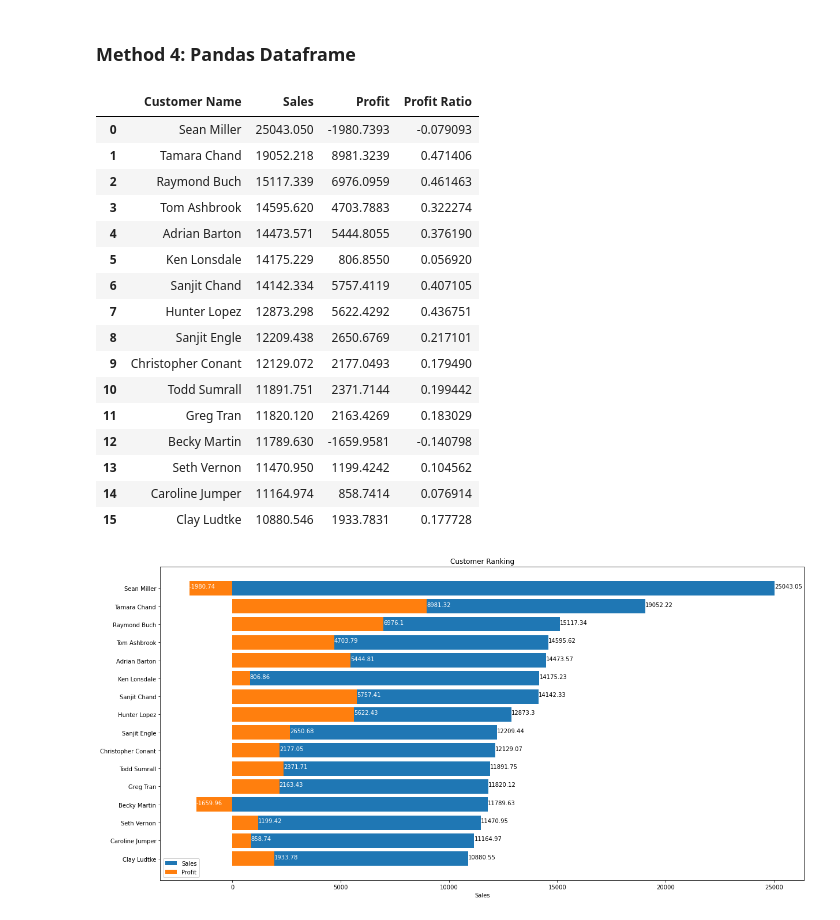
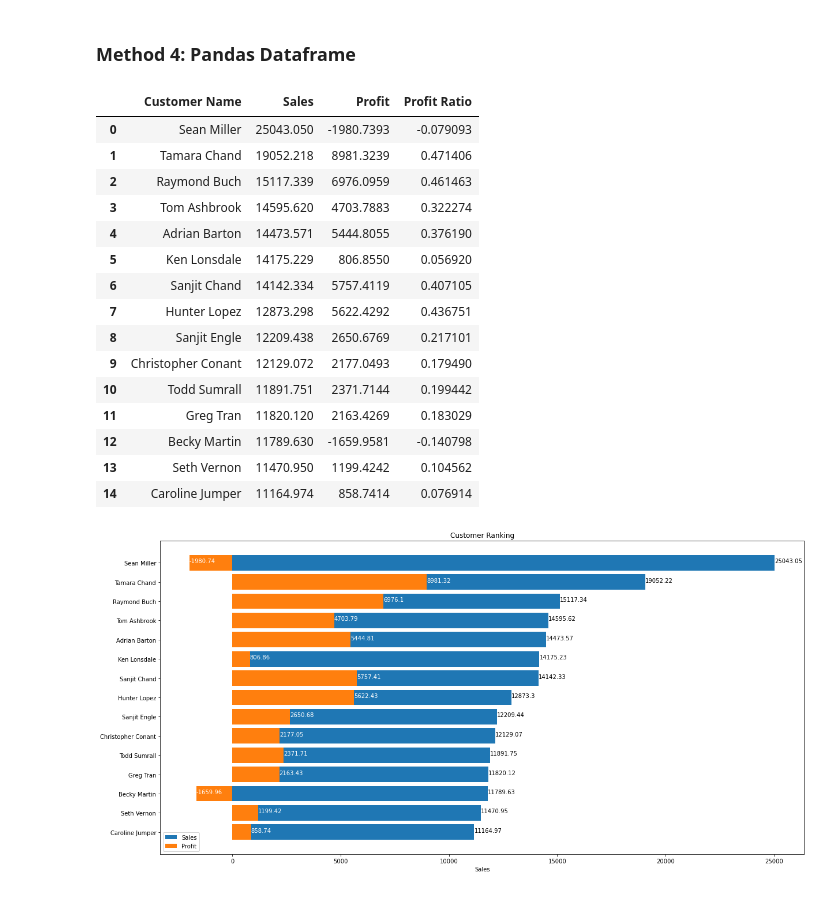
Before and after one commit to WebberYeh/superstore-data-analysis, a Jupyter notebook: Superstore_DA_with_SQL_and_Python.ipynb, the cells around one changed output. Cells and saved outputs as stored; diff of their text form; code cells hidden in the pictures.

```diff
--- a/Superstore_DA_with_SQL_and_Python.ipynb
+++ b/Superstore_DA_with_SQL_and_Python.ipynb
@@ -615,7 +615,7 @@ df_pr = df_ps["Profit"]/df_ps["Sales"] #profit ratio
 df_viz7 = pd.concat([df_c, df_ps, df_pr], axis=1)
 df_viz7.columns = ["Customer Name", "Sales", "Profit", "Profit Ratio"]
 df_viz7_sort = df_viz7.sort_values(by=["Sales"], ascending=False).reset_index(drop=True)
-df_viz7_sort[0:16]
+df_viz7_sort[0:15]
 # %% [output]
 |  | Customer Name | Sales | Profit | Profit Ratio |
 | 0 | Sean Miller | 25043.050 | -1980.7393 | -0.079093 |
@@ -633,26 +633,25 @@ df_viz7_sort[0:16]
 | 12 | Becky Martin | 11789.630 | -1659.9581 | -0.140798 |
 | 13 | Seth Vernon | 11470.950 | 1199.4242 | 0.104562 |
 | 14 | Caroline Jumper | 11164.974 | 858.7414 | 0.076914 |
-| 15 | Clay Ludtke | 10880.546 | 1933.7831 | 0.177728 |
 # %%
 df_viz7 = df_viz7.sort_values(by=['Sales'])
-bars = plt.barh(df_viz7["Customer Name"][-16:],df_viz7["Sales"][-16:].round(2), label="Sales")
+bars = plt.barh(df_viz7["Customer Name"][-15:],df_viz7["Sales"][-15:].round(2), label="Sales")
 for  bar in bars:
     width = bar.get_width()
     label_y = bar.get_y() + bar.get_height() / 2
     plt.text(width, label_y, s=f'{width}')
 
-bars2 = plt.barh(df_viz7["Customer Name"][-16:],df_viz7["Profit"][-16:].round(2), label="Profit")
+bars2 = plt.barh(df_viz7["Customer Name"][-15:],df_viz7["Profit"][-15:].round(2), label="Profit")
 for  bar in bars2:
     width = bar.get_width()
     label_y = bar.get_y() + bar.get_height() / 2
     plt.text(width, label_y, s=f'{width}', c="white")
 plt.title("Customer Ranking")
 plt.xlabel("Sales")
 plt.rcParams['figure.figsize'] = [20, 10]
 plt.legend()
 
 
 plt.show()
 # %% [output]
-[figure, old version]
+[figure, new version]
```
Also changed, not shown: parts of 4 cells of this notebook.
